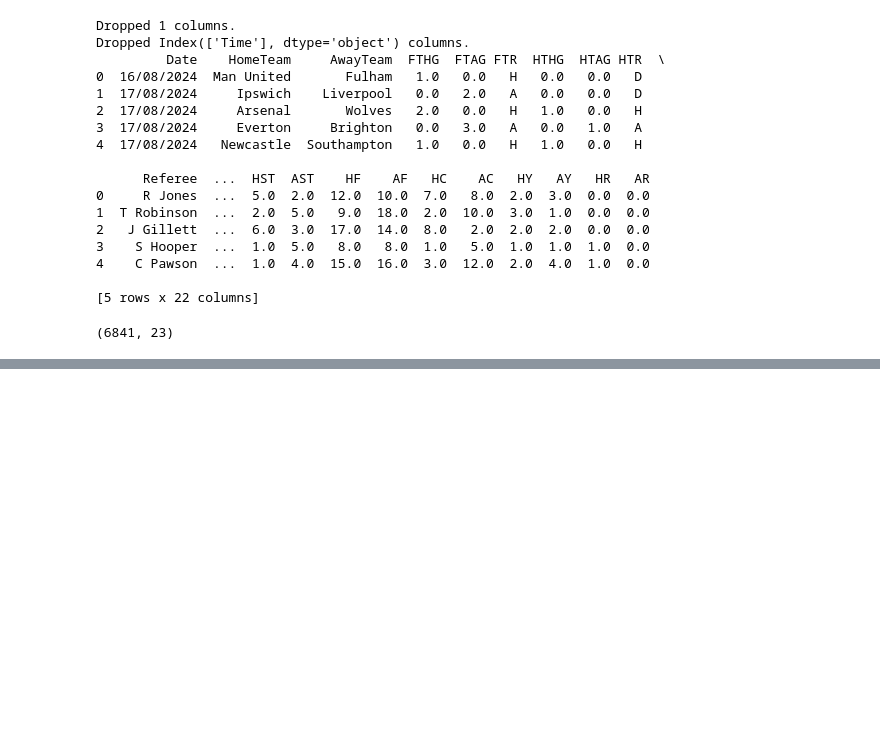
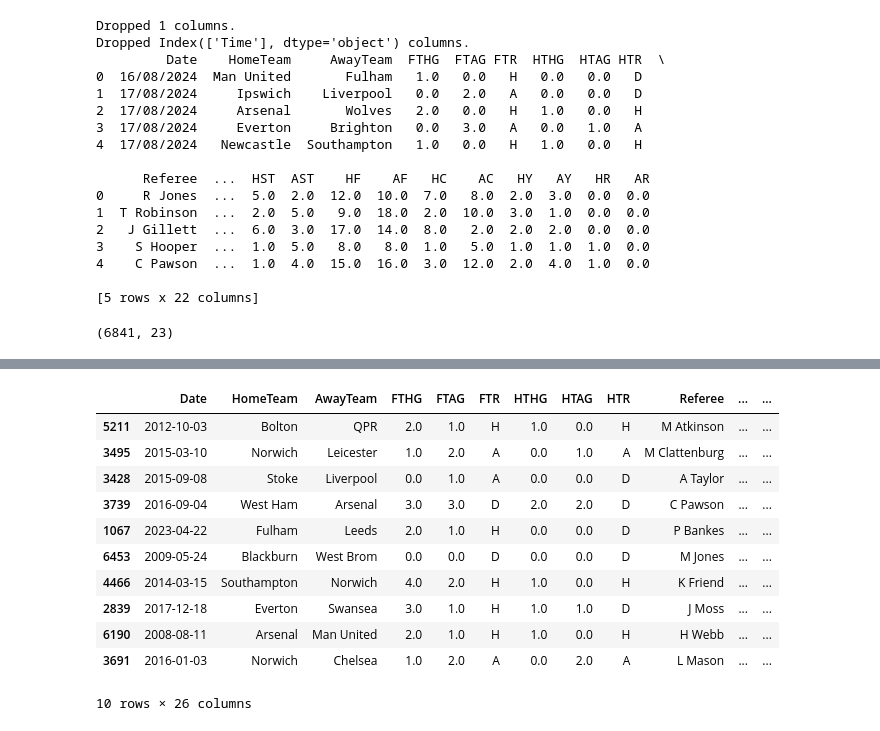
Before and after one commit to Jnyambok/Soca-Scores, a Jupyter notebook: experiments/notebooks/data_cleaning.ipynb, the cells around one changed output, grey strips where cells are left out. Saved outputs shown, nothing was run; the diff lists cells and outputs as text; code cells hidden in the pictures; blank space fills up the shorter version.

```diff
--- a/experiments/notebooks/data_cleaning.ipynb
+++ b/experiments/notebooks/data_cleaning.ipynb
@@ -541,0 +582,21 @@ enhanced_data.shape
+# %%
+# == Fixing Date Column x Augmenting "Date" Column == #
+
+enhanced_data_with_no_nulls['Date'] = pd.to_datetime(enhanced_data_with_no_nulls['Date'],format = 'mixed')
+enhanced_data_with_no_nulls['Month'] = enhanced_data_with_no_nulls['Date'].dt.strftime('%B')
+enhanced_data_with_no_nulls['Year'] = enhanced_data_with_no_nulls['Date'].dt.year
+enhanced_data_with_no_nulls['Day'] = enhanced_data_with_no_nulls['Date'].dt.strftime('%A')
+enhanced_data_with_no_nulls.sample(10)
+# %% [output]
+|  | Date | HomeTeam | AwayTeam | FTHG | FTAG | FTR | HTHG | HTAG | HTR | Referee | ... | ... |
+| 5211 | 2012-10-03 | Bolton | QPR | 2.0 | 1.0 | H | 1.0 | 0.0 | H | M Atkinson | ... | ... |
+| 3495 | 2015-03-10 | Norwich | Leicester | 1.0 | 2.0 | A | 0.0 | 1.0 | A | M Clattenburg | ... | ... |
+| 3428 | 2015-09-08 | Stoke | Liverpool | 0.0 | 1.0 | A | 0.0 | 0.0 | D | A Taylor | ... | ... |
+| 3739 | 2016-09-04 | West Ham | Arsenal | 3.0 | 3.0 | D | 2.0 | 2.0 | D | C Pawson | ... | ... |
+| 1067 | 2023-04-22 | Fulham | Leeds | 2.0 | 1.0 | H | 0.0 | 0.0 | D | P Bankes | ... | ... |
+| 6453 | 2009-05-24 | Blackburn | West Brom | 0.0 | 0.0 | D | 0.0 | 0.0 | D | M Jones | ... | ... |
+| 4466 | 2014-03-15 | Southampton | Norwich | 4.0 | 2.0 | H | 1.0 | 0.0 | H | K Friend | ... | ... |
+| 2839 | 2017-12-18 | Everton | Swansea | 3.0 | 1.0 | H | 1.0 | 1.0 | D | J Moss | ... | ... |
+| 6190 | 2008-08-11 | Arsenal | Man United | 2.0 | 1.0 | H | 1.0 | 0.0 | H | H Webb | ... | ... |
+| 3691 | 2016-01-03 | Norwich | Chelsea | 1.0 | 2.0 | A | 0.0 | 2.0 | A | L Mason | ... | ... |
+10 rows × 26 columns
```
Also changed, not shown: parts of 12 cells of this notebook, 1 other file.
